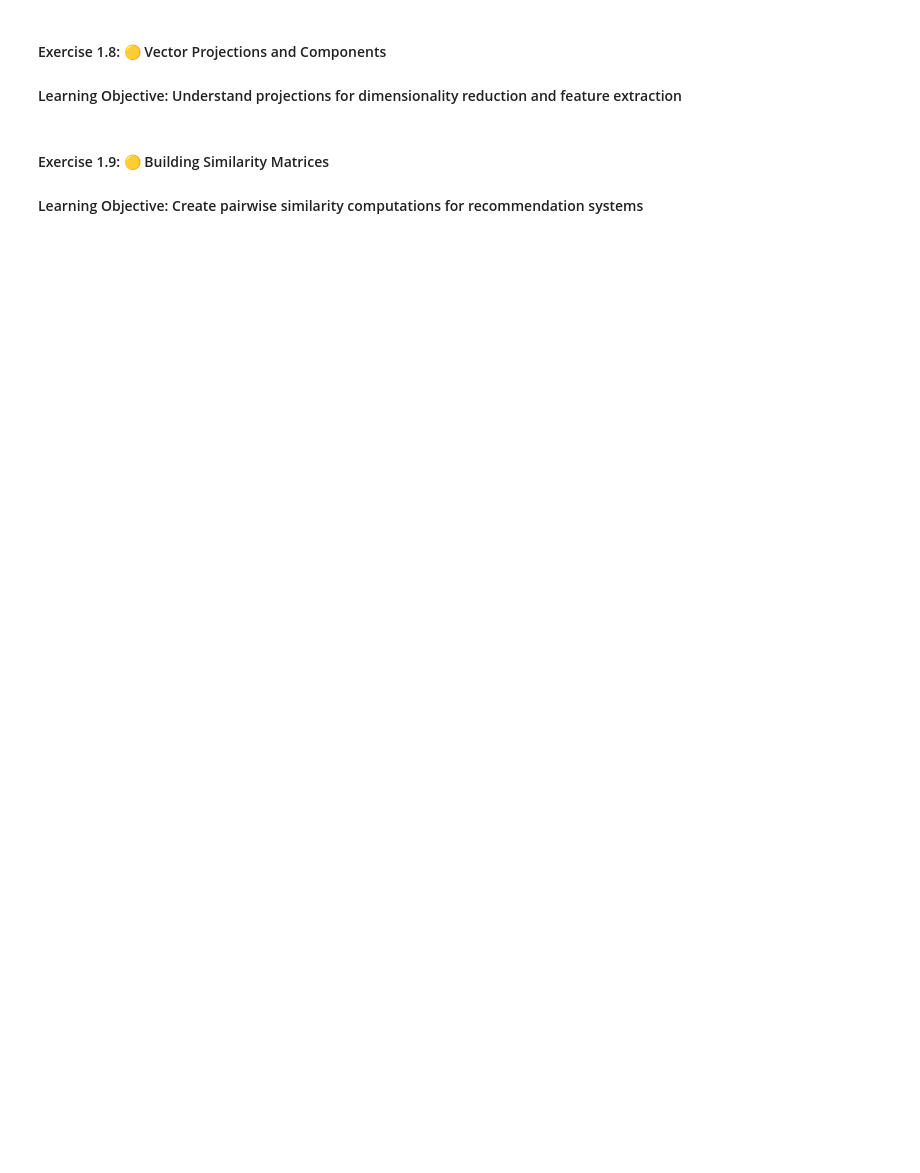
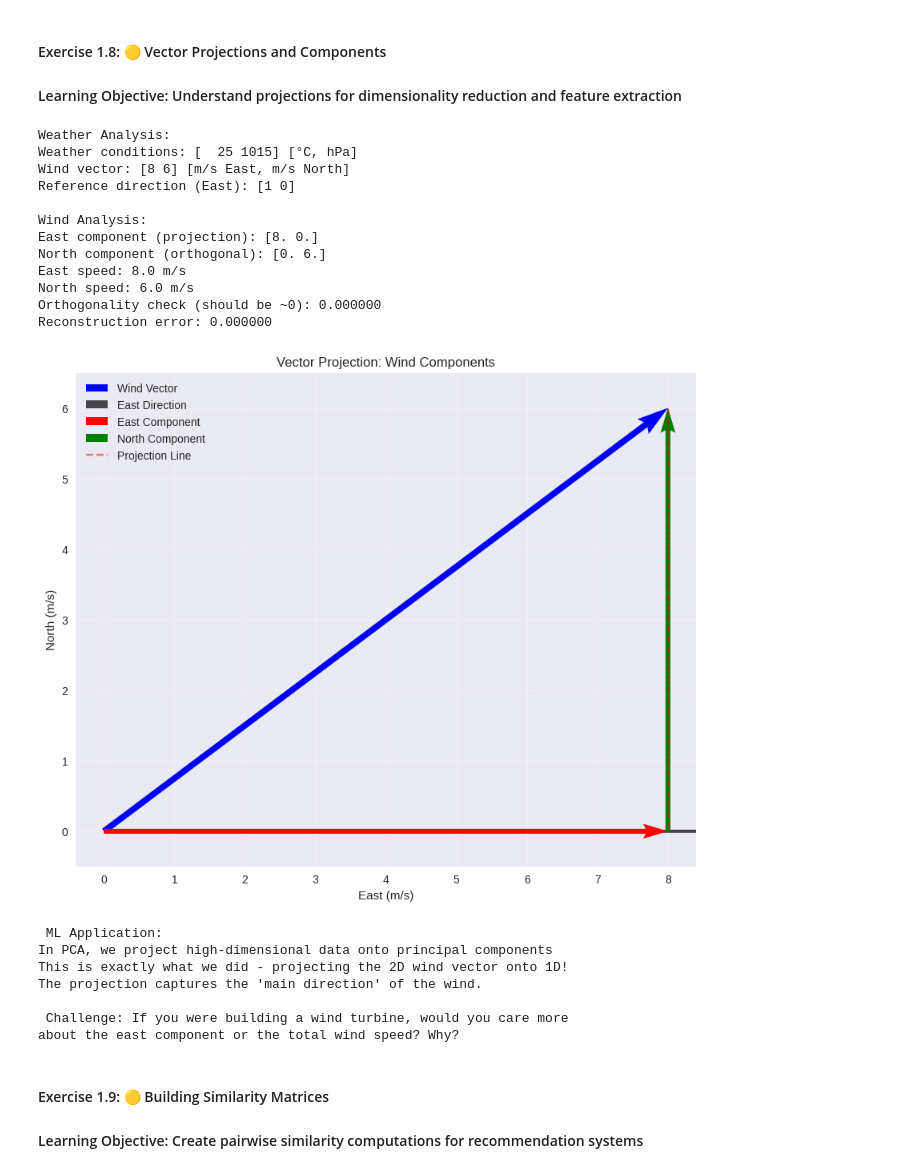
Before and after one commit to arjav1528/Machine-Learning-For-EE-EEEG513, a Jupyter notebook: linear_algebra_for_ml.ipynb, the cells around one changed output. Drawn from its saved outputs; the diff is of its cells as text; code cells hidden in the pictures; blank space fills up the shorter version.

```diff
--- a/linear_algebra_for_ml.ipynb
+++ b/linear_algebra_for_ml.ipynb
@@ -405,23 +469,21 @@ print(f"Wind vector: {wind_vector} [m/s East, m/s North]")
 print(f"Reference direction (East): {wind_direction}")
 
 def vector_projection(vector, onto):
-    \"\"\"Project vector onto another vector\"\"\"
     # TODO: Implement vector projection
     # Formula: proj_onto(vector) = (vector · onto / |onto|²) * onto
 
-    dot_product = # Your code here
-    onto_squared = # Your code here
-    projection = # Your code here
+    dot_product = np.dot(vector, onto)
+    onto_squared = np.dot(onto, onto)
+    projection = (dot_product / onto_squared) * onto
 
     return projection
 
 def orthogonal_component(vector, onto):
-    \"\"\"Find the component orthogonal to the projection\"\"\"
     # TODO: Implement orthogonal component
     # Hint: orthogonal = original - projection
 
     proj = vector_projection(vector, onto)
-    orthogonal = # Your code here
+    orthogonal = vector - proj
 
     return orthogonal
 
@@ -457,33 +519,54 @@ plt.quiver(0, 0, wind_direction[0]*10, wind_direction[1]*10, angles='xy', scale_
 plt.quiver(0, 0, wind_east_component[0], wind_east_component[1], angles='xy', scale_units='xy',
            scale=1, color='red', width=0.008, label='East Component')
 plt.quiver(wind_east_component[0], wind_east_component[1],
            wind_north_component[0], wind_north_component[1], angles='xy', scale_units='xy',
            scale=1, color='green', width=0.008, label='North Component')
 
 # Projection line
 plt.plot([wind_vector[0], wind_east_component[0]],
          [wind_vector[1], wind_east_component[1]],
          'r--', alpha=0.5, label='Projection Line')
 
 plt.xlim(-1, 10)
 plt.ylim(-1, 8)
 plt.grid(True, alpha=0.3)
 plt.xlabel('East (m/s)')
 plt.ylabel('North (m/s)')
 plt.title('Vector Projection: Wind Components')
 plt.legend()
 plt.axis('equal')
 plt.show()
 
 # ML Application: Feature extraction
 print(f"\n ML Application:")
 print(f"In PCA, we project high-dimensional data onto principal components")
 print(f"This is exactly what we did - projecting the 2D wind vector onto 1D!")
 print(f"The projection captures the 'main direction' of the wind.")
 
 # Challenge question
 print(f"\n Challenge: If you were building a wind turbine, would you care more")
 print(f"about the east component or the total wind speed? Why?")
+# %% [output]
+Weather Analysis:
+Weather conditions: [  25 1015] [°C, hPa]
+Wind vector: [8 6] [m/s East, m/s North]
+Reference direction (East): [1 0]
+
+Wind Analysis:
+East component (projection): [8. 0.]
+North component (orthogonal): [0. 6.]
+East speed: 8.0 m/s
+North speed: 6.0 m/s
+Orthogonality check (should be ~0): 0.000000
+Reconstruction error: 0.000000
+[figure, added]
+ ML Application:
+In PCA, we project high-dimensional data onto principal components
+This is exactly what we did - projecting the 2D wind vector onto 1D!
+The projection captures the 'main direction' of the wind.
+
+ Challenge: If you were building a wind turbine, would you care more
+about the east component or the total wind speed? Why?
 # %% [markdown]
 #### Exercise 1.9: 🟡 Building Similarity Matrices
 #### Learning Objective: Create pairwise similarity computations for recommendation systems
```
Also changed, not shown: parts of 12 cells of this notebook, 1 other file.
